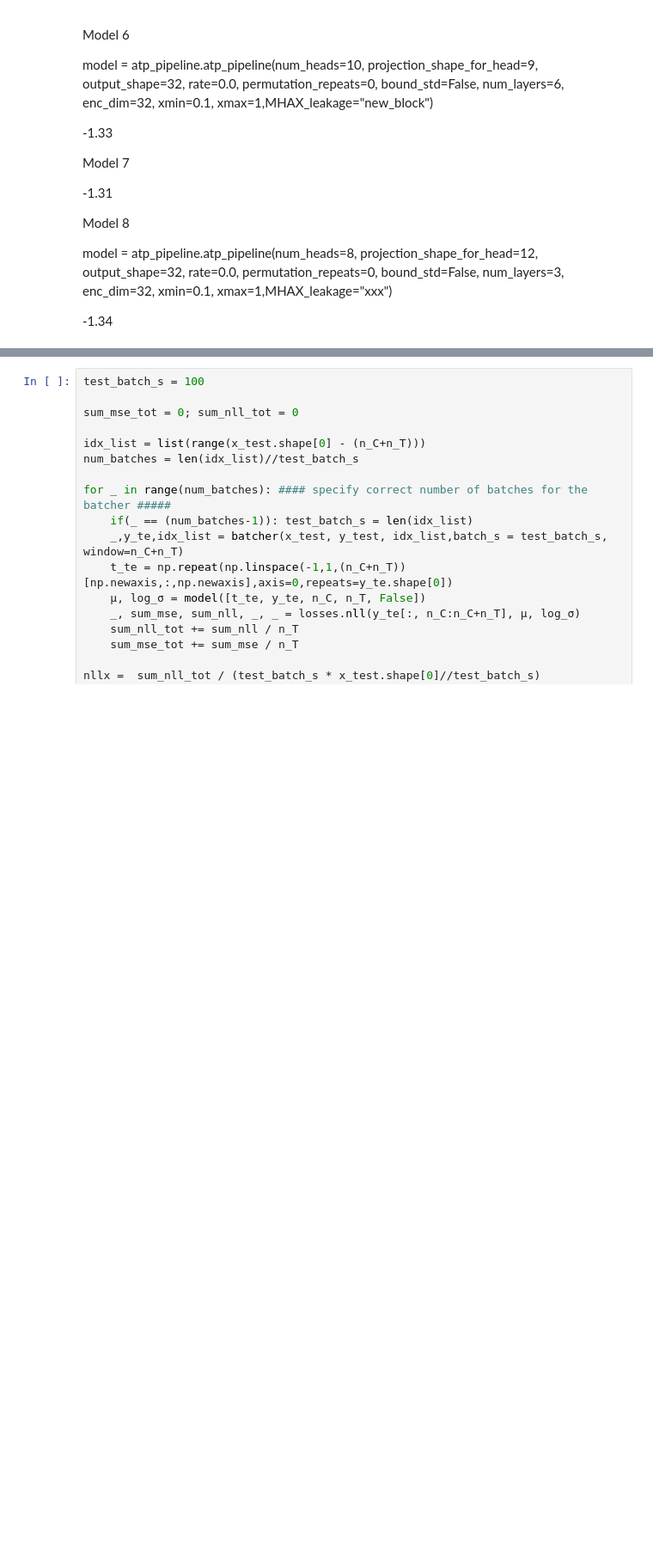
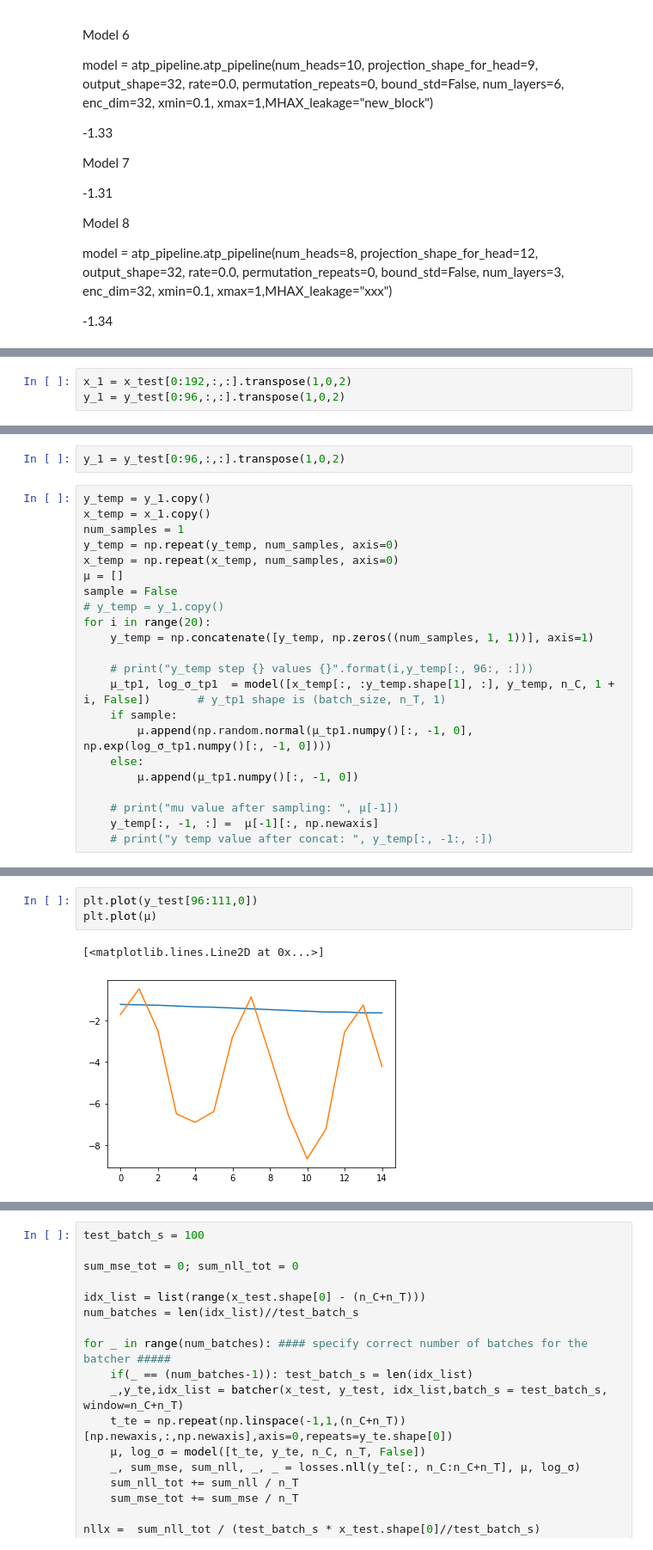
Before and after one commit to oremnirv/ATP, a Jupyter notebook: training_notebook_2.ipynb, the cells around one changed output, grey strips where cells are left out. Shown at 86% size. Saved outputs shown, nothing was run; the diff lists cells and outputs as text; blank space fills up the shorter version.

```diff
--- a/training_notebook_2.ipynb
+++ b/training_notebook_2.ipynb
@@ -375,0 +449,3 @@ _________________________________________________________________
+# %%
+x_1 = x_test[0:192,:,:].transpose(1,0,2)
+y_1 = y_test[0:96,:,:].transpose(1,0,2)
@@ -375,0 +464,24 @@ _________________________________________________________________
+# %%
+y_1 = y_test[0:96,:,:].transpose(1,0,2)
+# %%
+y_temp = y_1.copy()
+x_temp = x_1.copy()
+num_samples = 1
+y_temp = np.repeat(y_temp, num_samples, axis=0)
+x_temp = np.repeat(x_temp, num_samples, axis=0)
+μ = []
+sample = False
+# y_temp = y_1.copy()
+for i in range(20):
+    y_temp = np.concatenate([y_temp, np.zeros((num_samples, 1, 1))], axis=1)
+
+    # print("y_temp step {} values {}".format(i,y_temp[:, 96:, :]))
+    μ_tp1, log_σ_tp1  = model([x_temp[:, :y_temp.shape[1], :], y_temp, n_C, 1 + i, False])       # y_tp1 shape is (batch_size, n_T, 1)
+    if sample:
+        μ.append(np.random.normal(μ_tp1.numpy()[:, -1, 0], np.exp(log_σ_tp1.numpy()[:, -1, 0])))
+    else:
+        μ.append(μ_tp1.numpy()[:, -1, 0])
+
+    # print("mu value after sampling: ", μ[-1])
+    y_temp[:, -1, :] =  μ[-1][:, np.newaxis]
+    # print("y temp value after concat: ", y_temp[:, -1:, :])
@@ -375,0 +506,6 @@ _________________________________________________________________
+# %%
+plt.plot(y_test[96:111,0])
+plt.plot(μ)
+# %% [output]
+[<matplotlib.lines.Line2D at 0x...>]
+[figure, added]
```
Also changed, not shown: parts of 26 cells of this notebook, 3 other files.
